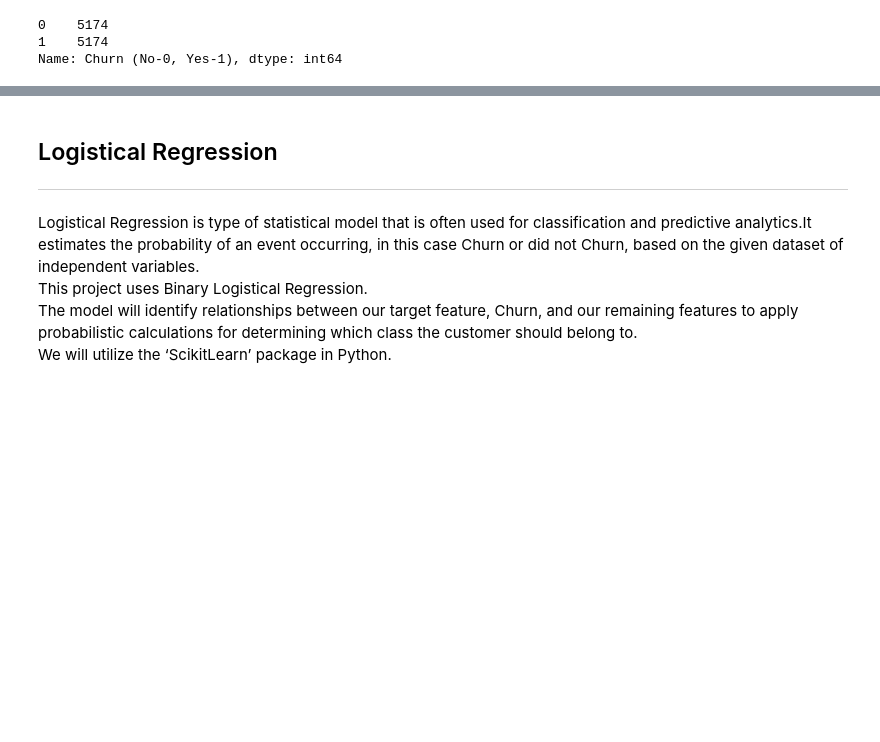
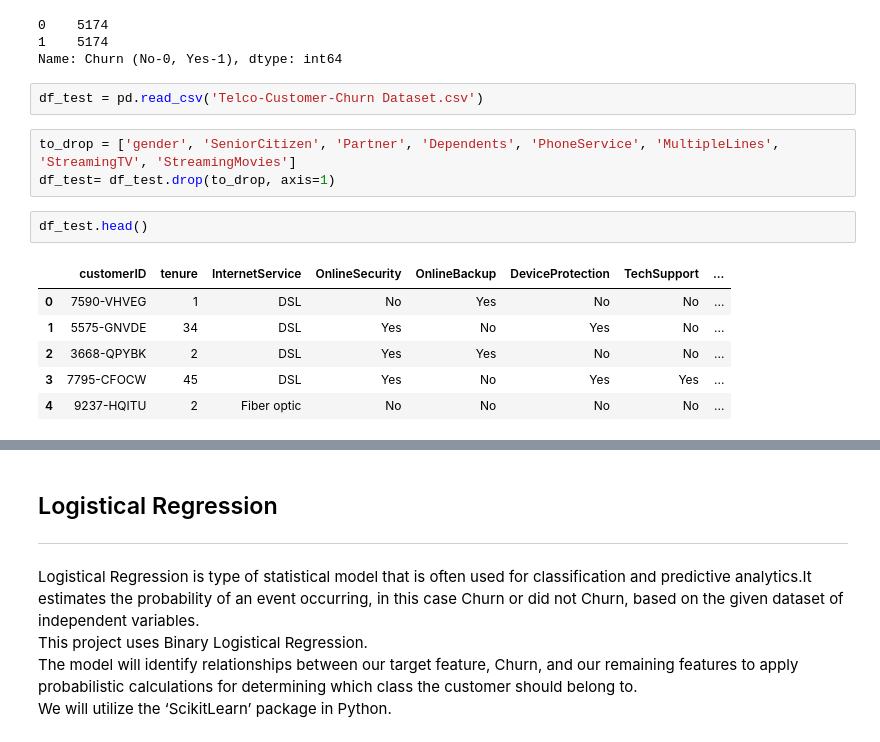
Before and after one commit to rickashb/BigDataAnalytics, a Jupyter notebook: bigdproject.ipynb, the cells around one changed output, grey strips where cells are left out. Drawn from its saved outputs; the diff is of its cells as text; blank space fills up the shorter version.

```diff
--- a/bigdproject.ipynb
+++ b/bigdproject.ipynb
@@ -397,3 +406,17 @@ print(df_upsampled['Churn (No-0, Yes-1)'].value_counts())
 0    5174
 1    5174
 Name: Churn (No-0, Yes-1), dtype: int64
+# %%
+df_test = pd.read_csv('Telco-Customer-Churn Dataset.csv')
+# %%
+to_drop = ['gender', 'SeniorCitizen', 'Partner', 'Dependents', 'PhoneService', 'MultipleLines', 'StreamingTV', 'StreamingMovies']
+df_test= df_test.drop(to_drop, axis=1)
+# %%
+df_test.head()
+# %% [output]
+|  | customerID | tenure | InternetService | OnlineSecurity | OnlineBackup | DeviceProtection | TechSupport | ... |
+| 0 | 7590-VHVEG | 1 | DSL | No | Yes | No | No | ... |
+| 1 | 5575-GNVDE | 34 | DSL | Yes | No | Yes | No | ... |
+| 2 | 3668-QPYBK | 2 | DSL | Yes | Yes | No | No | ... |
+| 3 | 7795-CFOCW | 45 | DSL | Yes | No | Yes | Yes | ... |
+| 4 | 9237-HQITU | 2 | Fiber optic | No | No | No | No | ... |
```
Also changed, not shown: parts of 15 cells of this notebook.
